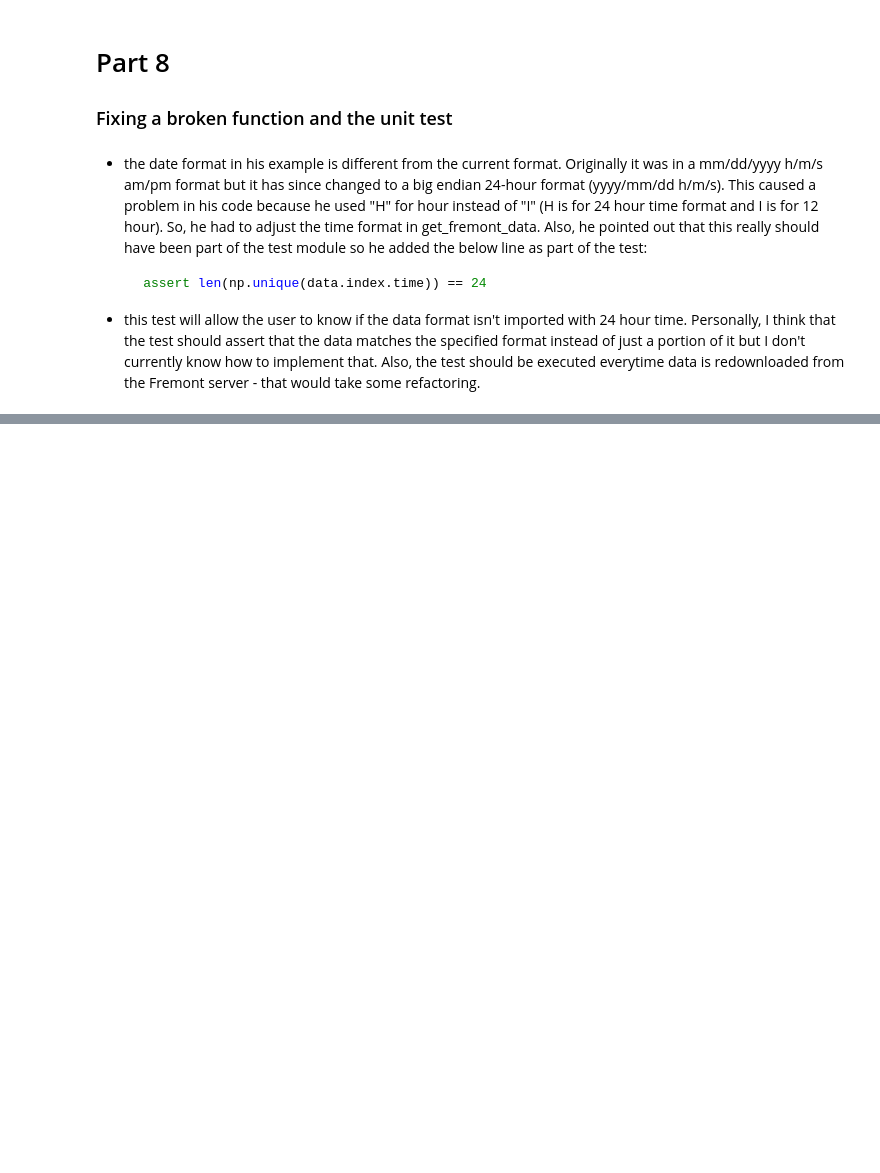
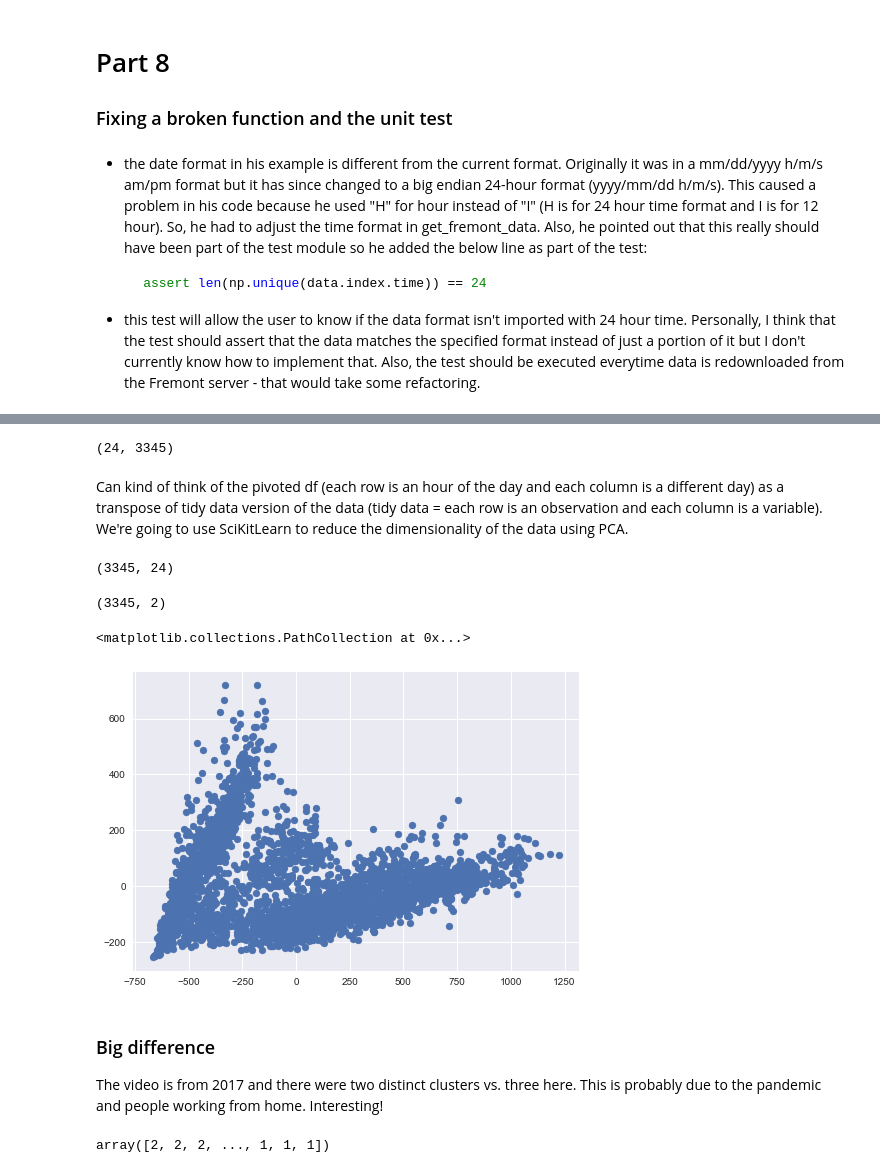
Before and after one commit to robbdunlap/jakevdp_example, a Jupyter notebook: unsupervised_clustering_analysis.ipynb, the cells around one changed output, grey strips where cells are left out. Saved outputs shown, nothing was run; the diff lists cells and outputs as text; code cells hidden in the pictures; blank space fills up the shorter version.

Commit message:
halfway through PCA analysis and visualization

```diff
--- a/unsupervised_clustering_analysis.ipynb
+++ b/unsupervised_clustering_analysis.ipynb
@@ -377,0 +367,40 @@ test_obj.y
+# %%
+pivoted.shape
+# %% [output]
+(24, 3345)
+# %% [markdown]
+Can kind of think of the pivoted df (each row is an hour of the day and each column is a different day) as a transpose of tidy data version of the data (tidy data = each row is an observation and each column is a variable). We're going to use SciKitLearn to reduce the dimensionality of the data using PCA.
+# %%
+# we need the data in an np array for PCA analysis.
+# the PCA will not accept na values hence fillna(0).
+# the ".values" in pandas does this for us.
+X = pivoted.fillna(0).T.values
+X.shape
+# %% [output]
+(3345, 24)
+# %%
+# conduct PCA, reduce dimensionality to 2 (hence, the "2" in parentheses)
+# ".fit(X)" is passing X into the PCA function
+# if you don't specify the solver then PCA will use a random solver, hence
+# why svd_solver was chosen.
+
+X2 = PCA(2, svd_solver='full').fit_transform(X)
+X2.shape
+# %% [output]
+(3345, 2)
+# %%
+plt.scatter(X2[:,0],X2[:,1])
+# %% [output]
+<matplotlib.collections.PathCollection at 0x...>
+[figure, added]
+# %% [markdown]
+### Big difference
+The video is from 2017 and there were two distinct clusters vs. three here. This is probably due to the pandemic and people working from home. Interesting!
+# %%
+# use Gaussian Mixture Model to identify the clusters
+gmm = GaussianMixture(3)
+gmm.fit(X)
+labels = gmm.predict(X)
+labels
+# %% [output]
+array([2, 2, 2, ..., 1, 1, 1])
```
Also changed, not shown: parts of 16 cells of this notebook.
